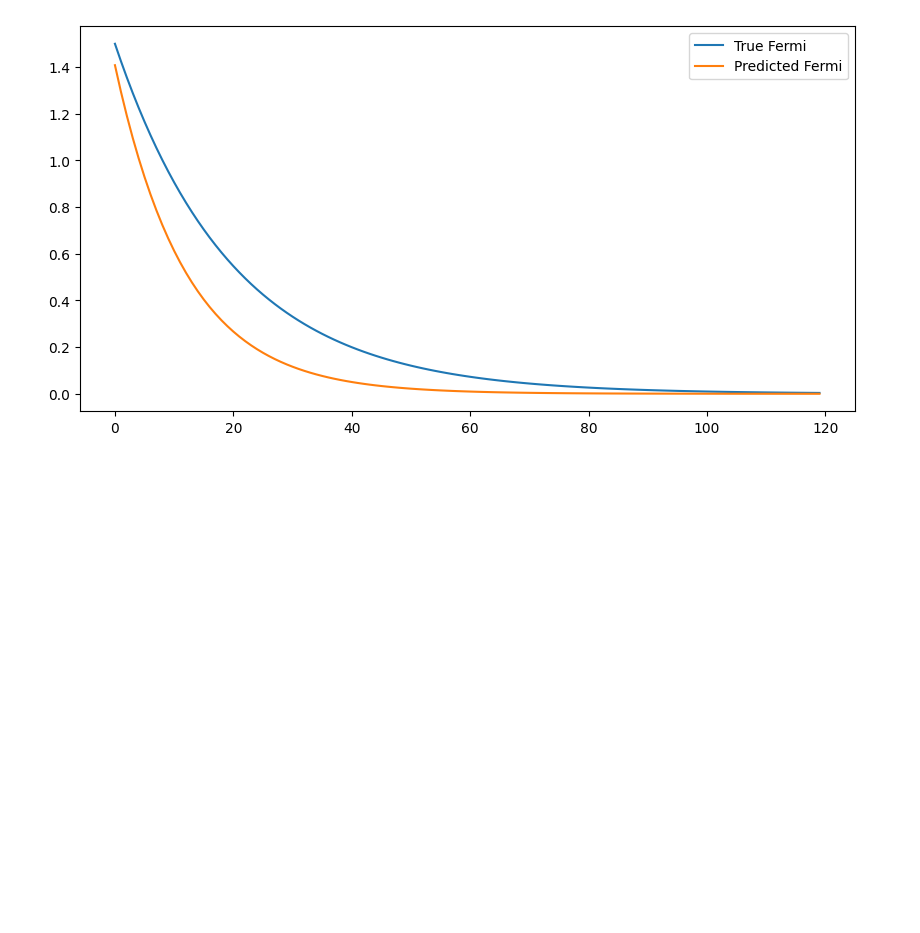
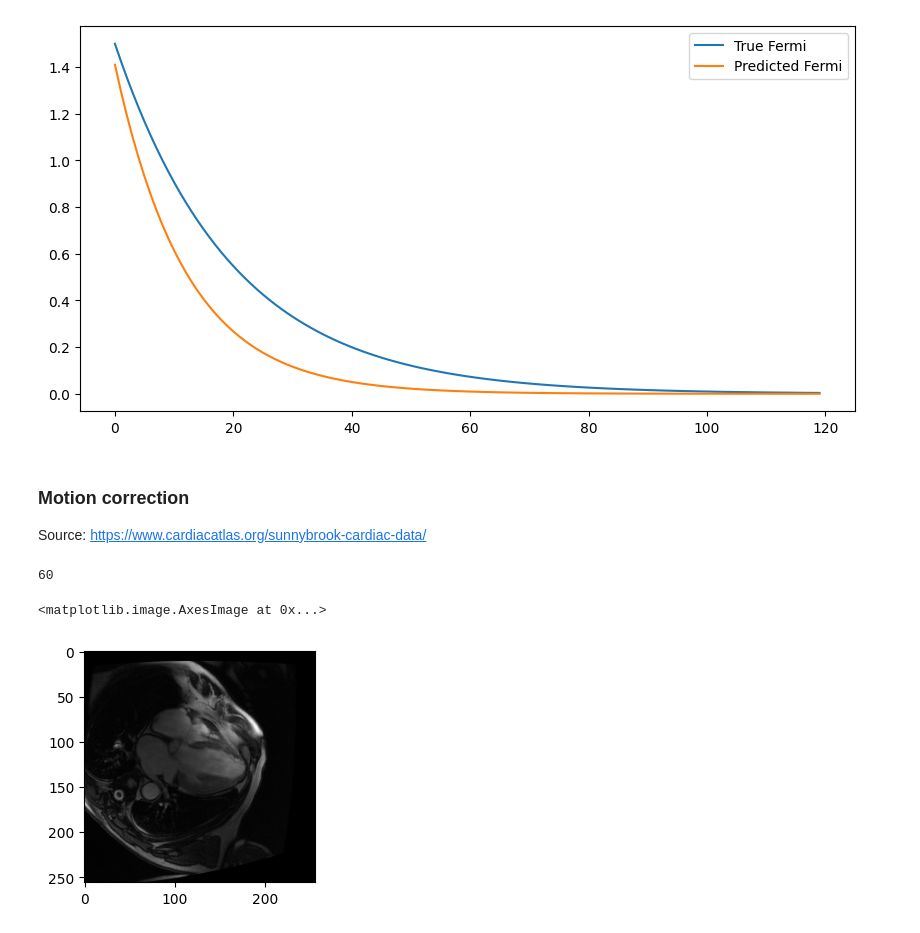
Before and after one commit to samhubs/fine-tuning-LLM, a Jupyter notebook: presentations_25feb/MPI_CMR.ipynb, the cells around one changed output. Drawn from its saved outputs; the diff is of its cells as text; code cells hidden in the pictures; blank space fills up the shorter version.

```diff
--- a/presentations_25feb/MPI_CMR.ipynb
+++ b/presentations_25feb/MPI_CMR.ipynb
@@ -109,3 +112,21 @@ plt.legend()
 # %% [output]
 <matplotlib.legend.Legend at 0x...>
 [figure]
+# %% [markdown]
+### Motion correction
+Source: https://www.cardiacatlas.org/sunnybrook-cardiac-data/
+# %%
+cmr_list = glob.glob("./dicom_samples/CMR-series/**/*.dcm", recursive=True)
+len(cmr_list)
+# %% [output]
+60
+# %%
+cmr_images = []
+for image in cmr_list:
+    cmr_images.append(dicom.dcmread(image).pixel_array)
+# %%
+plt.figure(figsize=(3, 3))
+plt.imshow(cmr_images[45], cmap="gray")
+# %% [output]
+<matplotlib.image.AxesImage at 0x...>
+[figure, added]
```
Also changed, not shown: parts of 4 cells of this notebook, 3 other files.
